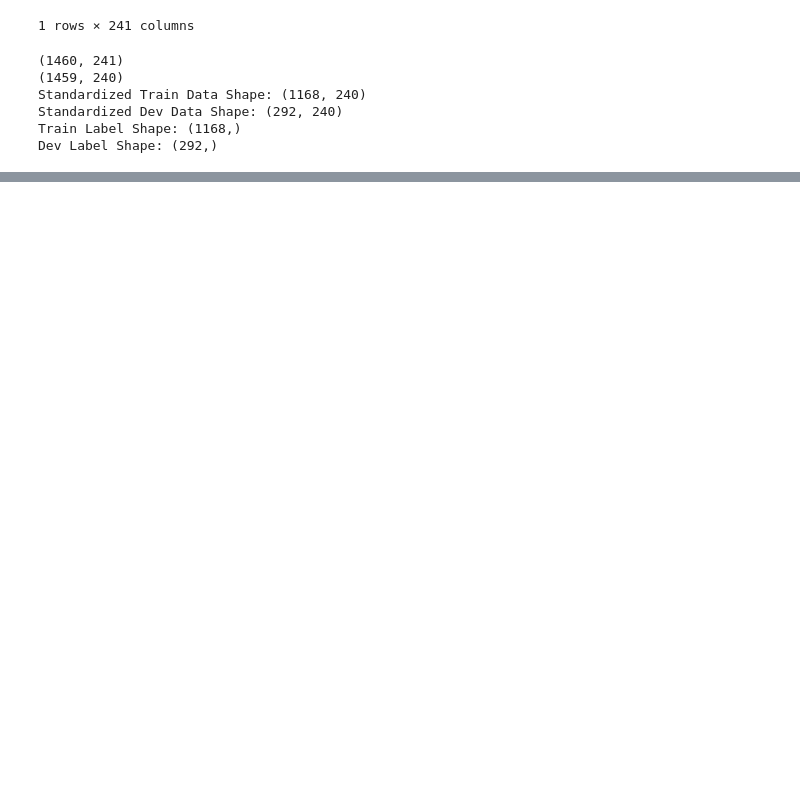
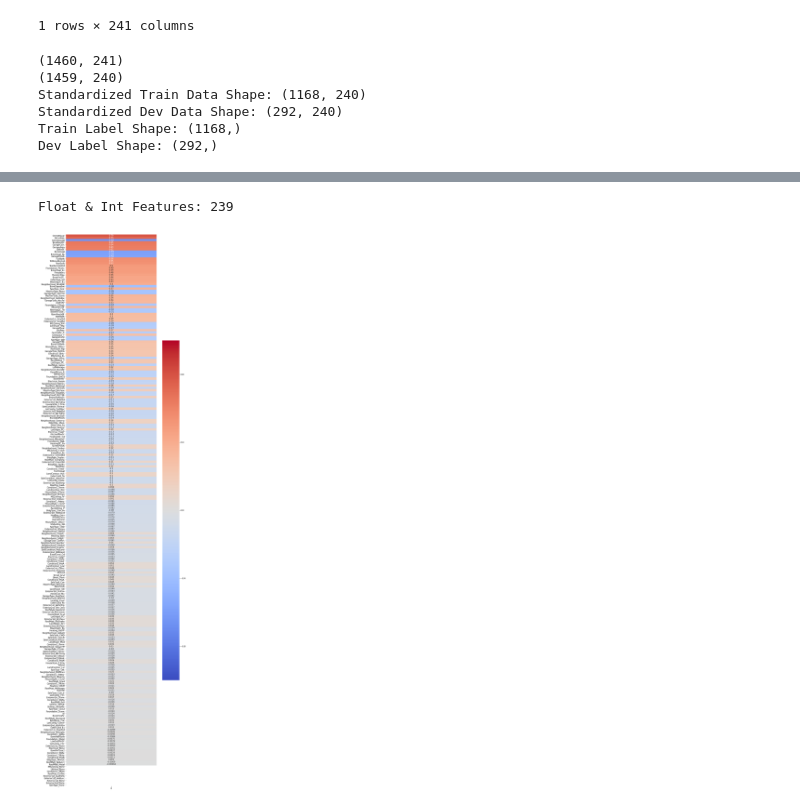
Before and after one commit to CSJohnLee/house_price_prediction, a Jupyter notebook: LeeNusaputraSawasaki_FinalProject-John.ipynb, the cells around one changed output, grey strips where cells are left out. Cells and saved outputs as stored; diff of their text form; code cells hidden in the pictures; blank space fills up the shorter version.

```diff
--- a/LeeNusaputraSawasaki_FinalProject-John.ipynb
+++ b/LeeNusaputraSawasaki_FinalProject-John.ipynb
@@ -605,0 +660,11 @@ for i in range(len(test_data.columns)):
+# %%
+#Correlations between Sales Price & Int/Float Features
+correlations = train_data.corrwith(train_df_raw['SalePrice']).iloc[:-1].to_frame()
+correlations['abs'] = correlations[0].abs()
+sorted_correlations = correlations.sort_values('abs', ascending=False)[0]
+fig, ax = plt.subplots(figsize=(10,50))
+sns.heatmap(sorted_correlations.to_frame(), cmap='coolwarm', annot=True, vmin=-1, vmax=1);
+print("Float & Int Features: %d" %len(correlations))
+# %% [output]
+Float & Int Features: 239
+[figure, added]
```
Also changed, not shown: parts of 46 cells of this notebook, 2 other files.
